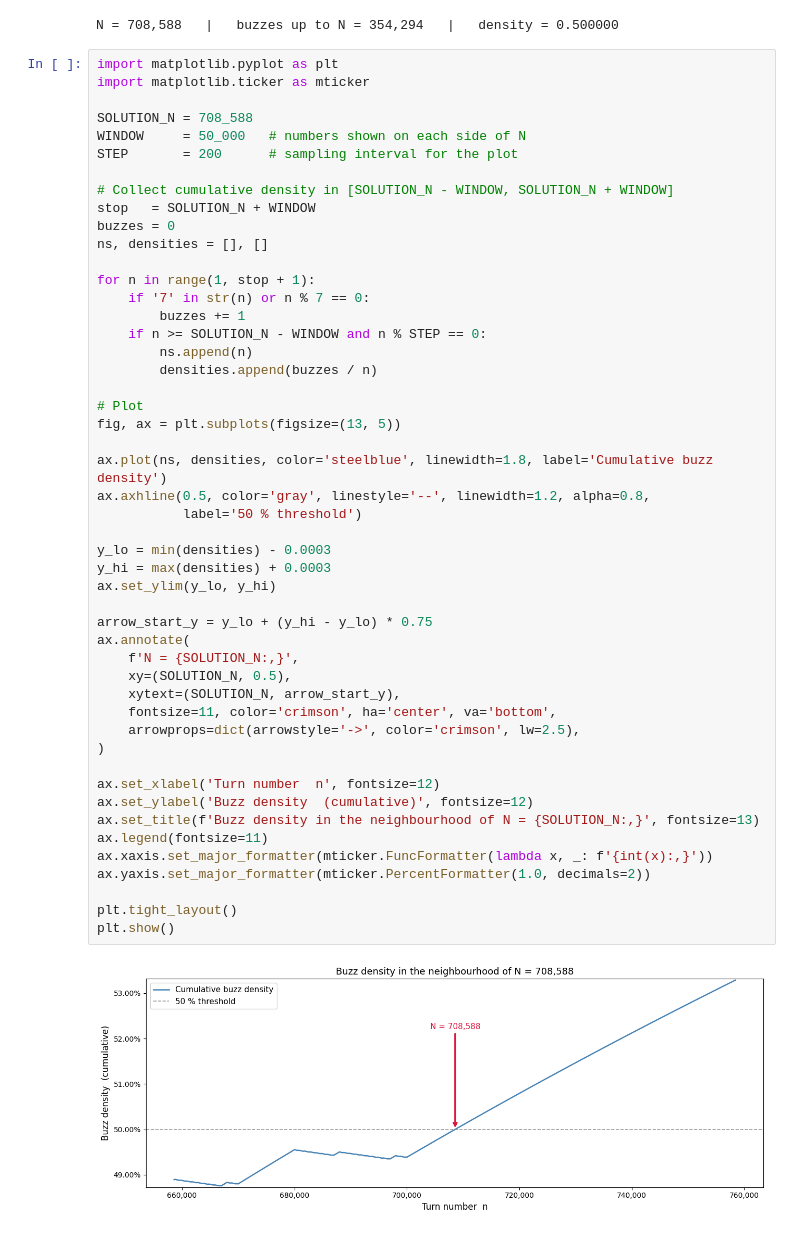
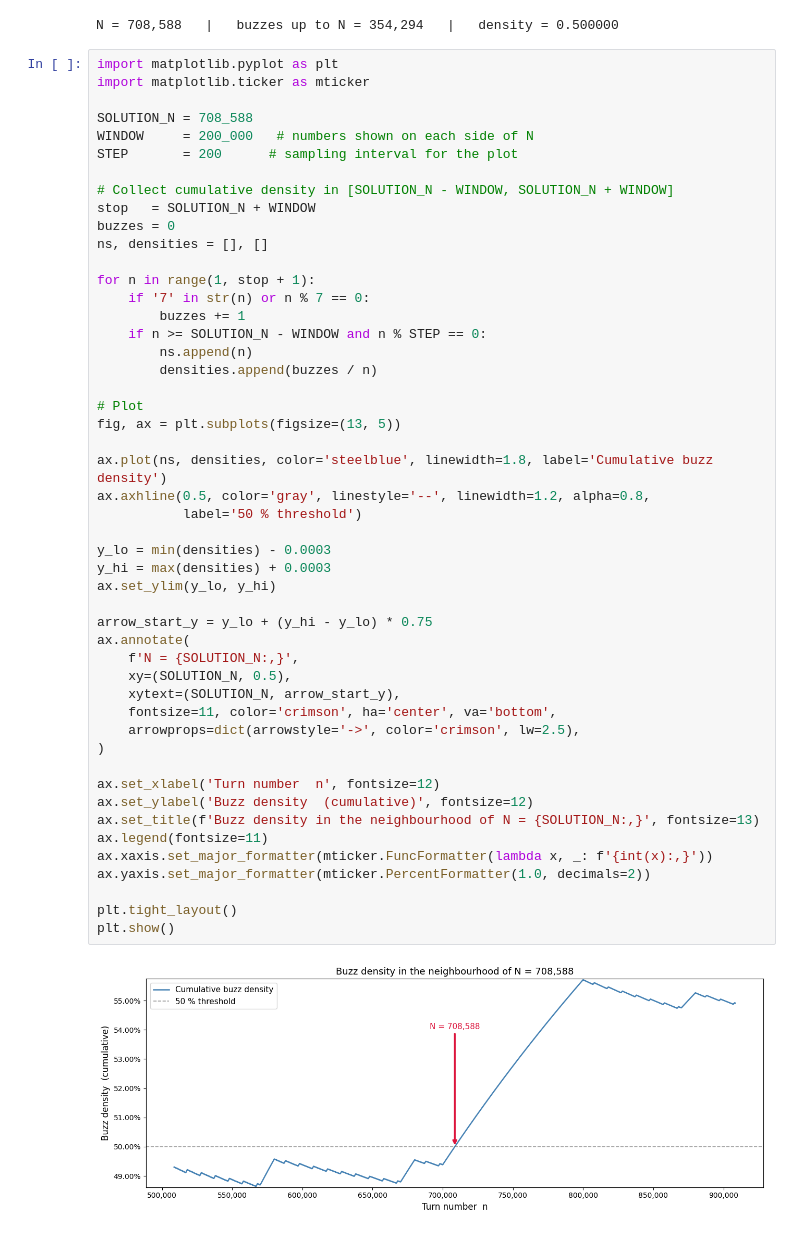
Before and after one commit to Clement-Lelievre/the_riddler, a Jupyter notebook: 04_17_2026_buzz_puzzle.ipynb, the cells around one changed output. Cells and saved outputs as stored; diff of their text form.

```diff
--- a/04_17_2026_buzz_puzzle.ipynb
+++ b/04_17_2026_buzz_puzzle.ipynb
@@ -89,7 +98,7 @@ import matplotlib.pyplot as plt
 import matplotlib.ticker as mticker
 
 SOLUTION_N = 708_588
-WINDOW     = 50_000   # numbers shown on each side of N
+WINDOW     = 200_000   # numbers shown on each side of N
 STEP       = 200      # sampling interval for the plot
 
 # Collect cumulative density in [SOLUTION_N - WINDOW, SOLUTION_N + WINDOW]
@@ -107,31 +116,31 @@ for n in range(1, stop + 1):
 # Plot
 fig, ax = plt.subplots(figsize=(13, 5))
 
 ax.plot(ns, densities, color='steelblue', linewidth=1.8, label='Cumulative buzz density')
 ax.axhline(0.5, color='gray', linestyle='--', linewidth=1.2, alpha=0.8,
            label='50 % threshold')
 
 y_lo = min(densities) - 0.0003
 y_hi = max(densities) + 0.0003
 ax.set_ylim(y_lo, y_hi)
 
 arrow_start_y = y_lo + (y_hi - y_lo) * 0.75
 ax.annotate(
     f'N = {SOLUTION_N:,}',
     xy=(SOLUTION_N, 0.5),
     xytext=(SOLUTION_N, arrow_start_y),
     fontsize=11, color='crimson', ha='center', va='bottom',
     arrowprops=dict(arrowstyle='->', color='crimson', lw=2.5),
 )
 
 ax.set_xlabel('Turn number  n', fontsize=12)
 ax.set_ylabel('Buzz density  (cumulative)', fontsize=12)
 ax.set_title(f'Buzz density in the neighbourhood of N = {SOLUTION_N:,}', fontsize=13)
 ax.legend(fontsize=11)
 ax.xaxis.set_major_formatter(mticker.FuncFormatter(lambda x, _: f'{int(x):,}'))
 ax.yaxis.set_major_formatter(mticker.PercentFormatter(1.0, decimals=2))
 
 plt.tight_layout()
 plt.show()
 # %% [output]
-[figure, old version]
+[figure, new version]
```
Also changed, not shown: parts of 3 cells of this notebook.
